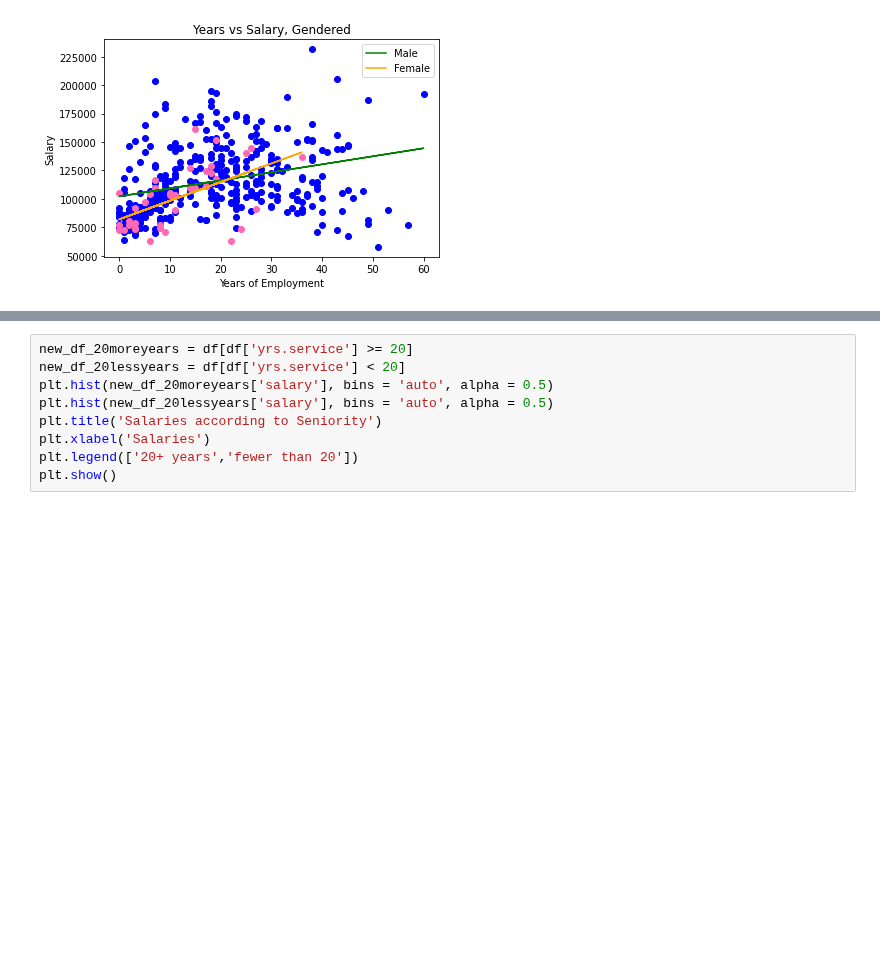
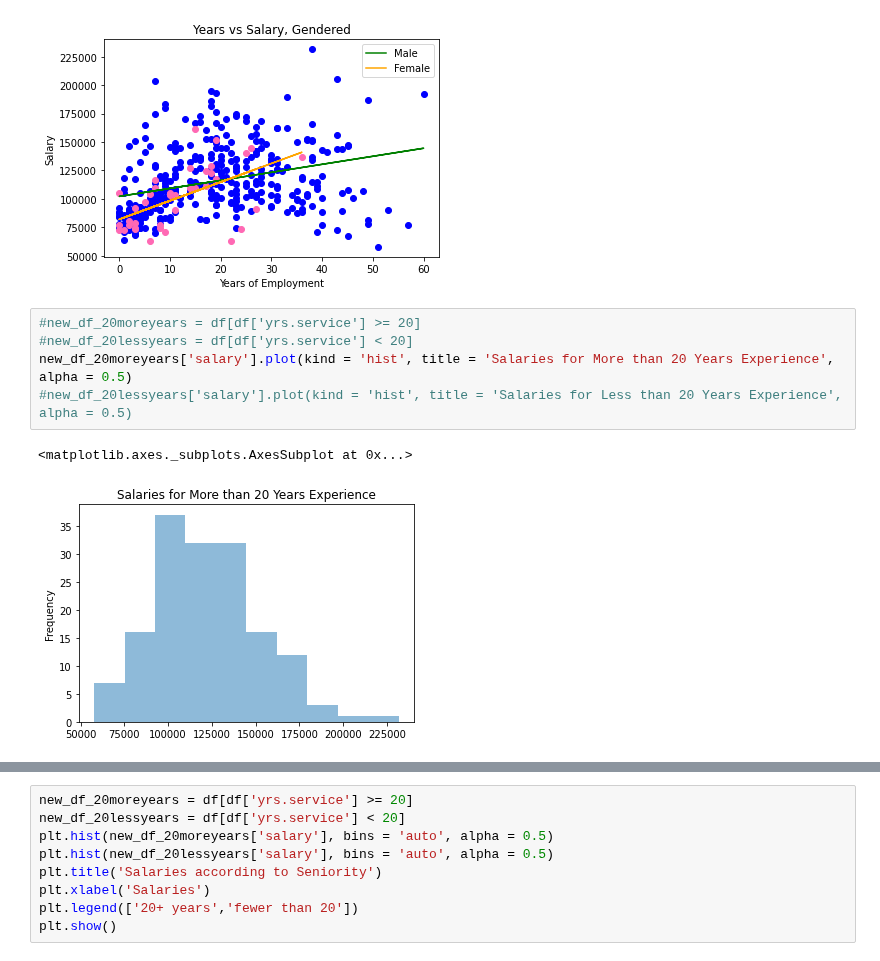
Before and after one commit to jlin246/Micro-credentials-Jan-2022-BSNS, a Jupyter notebook: python/Unit 3/Assignments/Unit3_Python_Advanced_Pandas_DataWrangling_Assignment.ipynb, the cells around one changed output, grey strips where cells are left out. Cells and saved outputs as stored; diff of their text form; blank space fills up the shorter version.

```diff
--- a/python/Unit 3/Assignments/Unit3_Python_Advanced_Pandas_DataWrangling_Assignment.ipynb
+++ b/python/Unit 3/Assignments/Unit3_Python_Advanced_Pandas_DataWrangling_Assignment.ipynb
@@ -232,3 +239,11 @@ plt.legend(['Male',"Female"])
 # %% [output]
 <matplotlib.legend.Legend at 0x...>
 [figure]
+# %%
+#new_df_20moreyears = df[df['yrs.service'] >= 20]
+#new_df_20lessyears = df[df['yrs.service'] < 20]
+new_df_20moreyears['salary'].plot(kind = 'hist', title = 'Salaries for More than 20 Years Experience', alpha = 0.5)
+#new_df_20lessyears['salary'].plot(kind = 'hist', title = 'Salaries for Less than 20 Years Experience', alpha = 0.5)
+# %% [output]
+<matplotlib.axes._subplots.AxesSubplot at 0x...>
+[figure, added]
```
Also changed, not shown: parts of 4 cells of this notebook.
